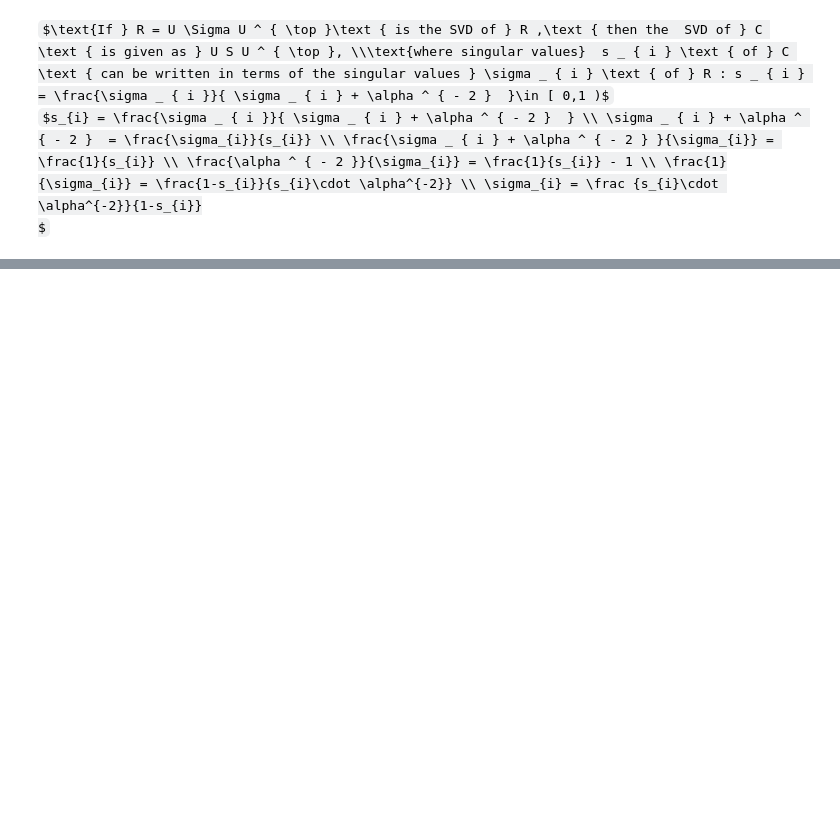
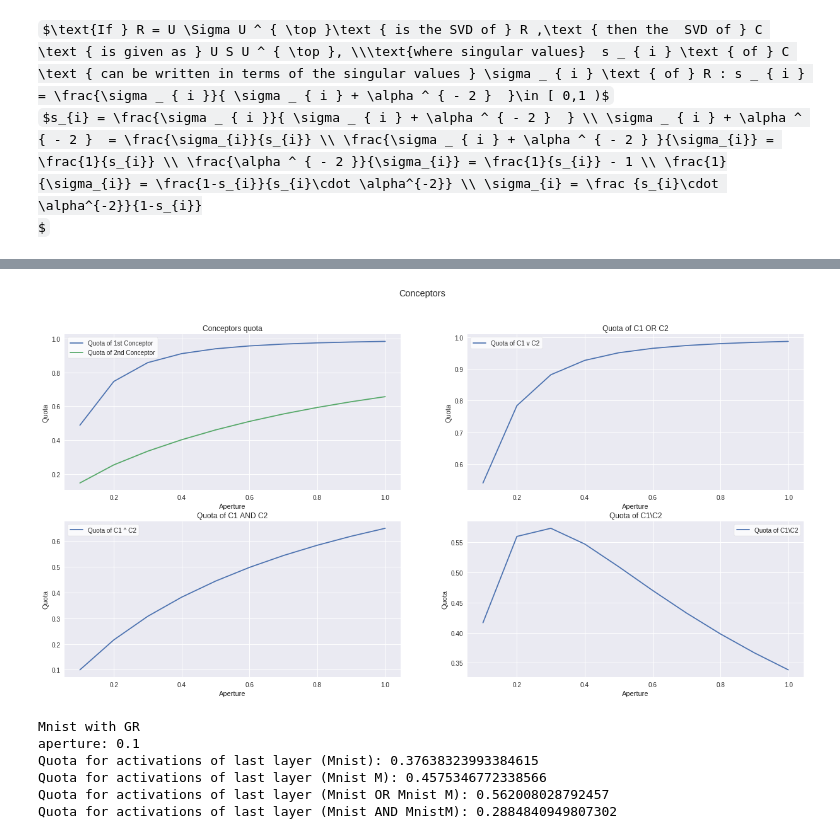
Before and after one commit to wiatrak2/BScThesis, a Jupyter notebook: Conceptors.ipynb, the cells around one changed output, grey strips where cells are left out. Saved outputs shown, nothing was run; the diff lists cells and outputs as text; code cells hidden in the pictures; some formulas as TeX source; blank space fills up the shorter version.

```diff
--- a/Conceptors.ipynb
+++ b/Conceptors.ipynb
@@ -265,0 +317,2 @@ np.sum(S) / 320
+# %%
+X_mnist_m_no_gr = get_input_mtx(mnist_m_train_loader, model_f_no_gr, (320, len(train_set)))
@@ -265,0 +335,4 @@ np.sum(S) / 320
+# %%
+mnist_no_gr_conceptors = [get_conceptor(X_mnist_no_gr, aperture) for aperture in apertures]
+# %%
+mnist_m_no_gr_conceptors = [get_conceptor(X_mnist_m_no_gr, aperture) for aperture in apertures]
@@ -265,0 +366,5 @@ np.sum(S) / 320
+# %%
+plots.plot_conceptors(mnist_no_gr_conceptors, mnist_m_no_gr_conceptors, apertures, quota, get_or_conceptor,
+               get_and_conceptor, get_diff_conceptor)
+# %% [output]
+[figure, added]
@@ -265,0 +373,16 @@ np.sum(S) / 320
+# %%
+C_m = mnist_conceptors[a_num]
+C_m_m = mnist_m_conceptors[a_num]
+C_or = quota(get_or_conceptor(C_m, C_m_m, apertures[a_num]))
+C_and = quota(get_and_conceptor(C_m, C_m_m, apertures[a_num]))
+
+print('Mnist with GR\naperture: {}\nQuota for activations of last layer (Mnist): {}\nQuota for activations of last layer (Mnist M): {}\n\
+Quota for activations of last layer (Mnist OR Mnist M): {}\nQuota for activations of last layer (Mnist AND MnistM): {}\n'.format(apertures[a_num],quota(C_m),
+                                                                                                                                quota(C_m_m), C_or, C_and))
+# %% [output]
+Mnist with GR
+aperture: 0.1
+Quota for activations of last layer (Mnist): 0.37638323993384615
+Quota for activations of last layer (Mnist M): 0.4575346772338566
+Quota for activations of last layer (Mnist OR Mnist M): 0.562008028792457
+Quota for activations of last layer (Mnist AND MnistM): 0.2884840949807302
```
Also changed, not shown: parts of 56 cells of this notebook.
